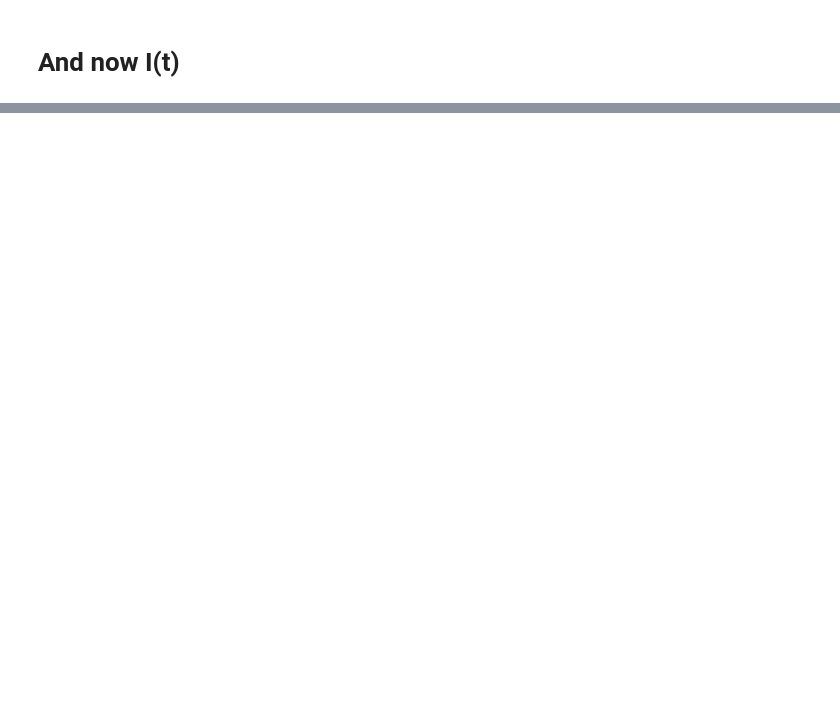
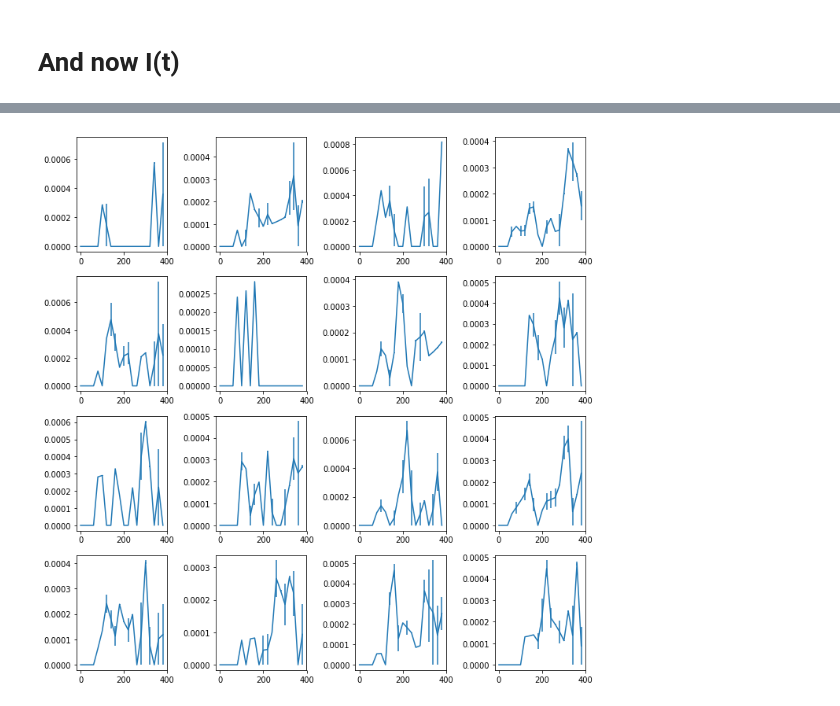
Before and after one commit to elifesciences-publications/ifromprof, a Jupyter notebook: notebooks/exploratory/Alvino_H.ipynb, the cells around one changed output, grey strips where cells are left out. Saved outputs shown, nothing was run; the diff lists cells and outputs as text; code cells hidden in the pictures; blank space fills up the shorter version.

```diff
--- a/notebooks/exploratory/Alvino_H.ipynb
+++ b/notebooks/exploratory/Alvino_H.ipynb
@@ -236,0 +294,18 @@ legend(loc="best")
+# %%
+f = figure(figsize=(10,10))
+INo = pd.DataFrame({"name":["chr%i" %i for i in range(1,17)] + ["global"]})
+Imax = []
+
+for i in range(1,17):
+    ax = f.add_subplot(4,4,i)
+    r = []
+    for rep in ["A","B"]:
+        r.append(D["I_rep_%i"%i+rep])
+    errorbar(D["Time"][:50],np.average(r,axis=0)[:50],np.std(r,axis=0)[:50])
+    Imax.append(max(np.average(r,axis=0)[:50]))
+
+Imax.append( max(np.average([D["I_repA"],D["I_repB"]],axis=0)))
+f.tight_layout()
+INo["Imax"] = Imax
+# %% [output]
+[figure, added]
```
Also changed, not shown: parts of 8 cells of this notebook, 1 other file.
